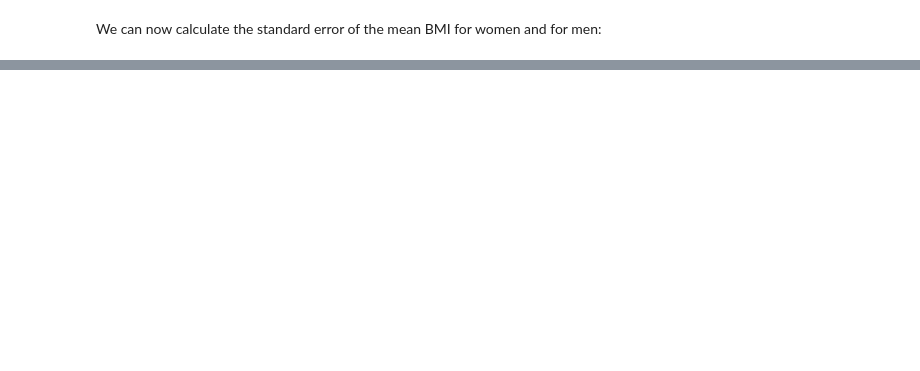
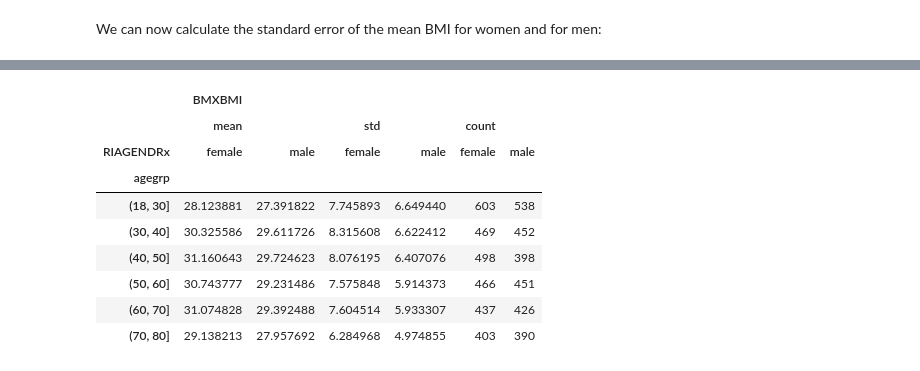
Before and after one commit to dissagaliyeva/python, a Jupyter notebook: inferential_stats/conf_intervals2.ipynb, the cells around one changed output, grey strips where cells are left out. Drawn from its saved outputs; the diff is of its cells as text; code cells hidden in the pictures; blank space fills up the shorter version.

```diff
--- a/inferential_stats/conf_intervals2.ipynb
+++ b/inferential_stats/conf_intervals2.ipynb
@@ -283,0 +300,13 @@ se_female, se_male
+# %%
+pr = df.groupby(['agegrp', 'RIAGENDRx']).agg({'BMXBMI': ['mean', 'std', 'count']}).unstack()
+# %% [output]
+|  | BMXBMI |  |  |  |  |  |
+|  | mean |  | std |  | count |  |
+| RIAGENDRx | female | male | female | male | female | male |
+| agegrp |  |  |  |  |  |  |
+| (18, 30] | 28.123881 | 27.391822 | 7.745893 | 6.649440 | 603 | 538 |
+| (30, 40] | 30.325586 | 29.611726 | 8.315608 | 6.622412 | 469 | 452 |
+| (40, 50] | 31.160643 | 29.724623 | 8.076195 | 6.407076 | 498 | 398 |
+| (50, 60] | 30.743777 | 29.231486 | 7.575848 | 5.914373 | 466 | 451 |
+| (60, 70] | 31.074828 | 29.392488 | 7.604514 | 5.933307 | 437 | 426 |
+| (70, 80] | 29.138213 | 27.957692 | 6.284968 | 4.974855 | 403 | 390 |
```
Also changed, not shown: parts of 17 cells of this notebook.
